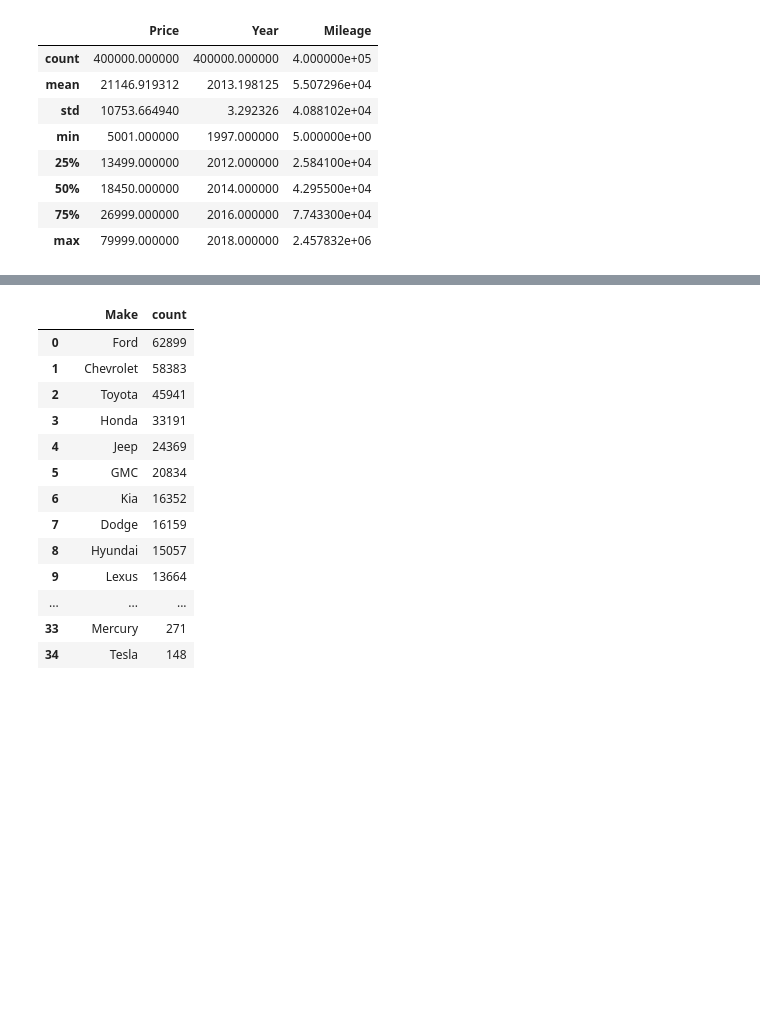
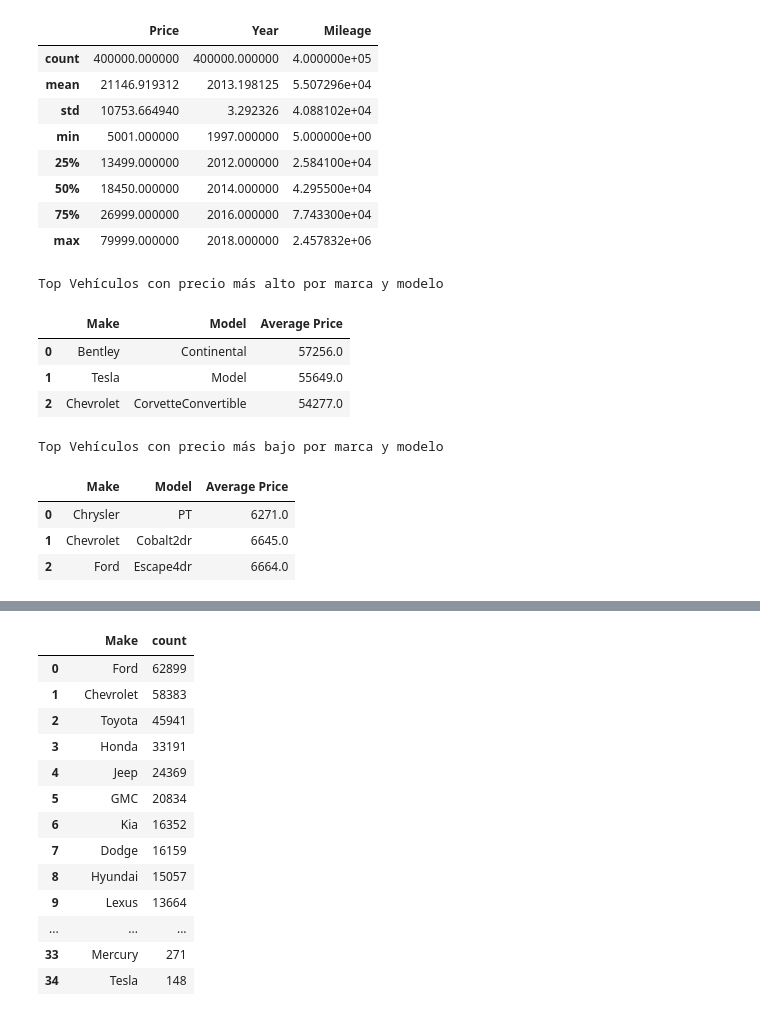
Before and after one commit to elkindavid/cars-dsa, a Jupyter notebook: cars-code.ipynb, the cells around one changed output, grey strips where cells are left out. Saved outputs shown, nothing was run; the diff lists cells and outputs as text; code cells hidden in the pictures; blank space fills up the shorter version.

```diff
--- a/cars-code.ipynb
+++ b/cars-code.ipynb
@@ -47,3 +47,32 @@ data.describe()
 | 50% | 18450.000000 | 2014.000000 | 4.295500e+04 |
 | 75% | 26999.000000 | 2016.000000 | 7.743300e+04 |
 | max | 79999.000000 | 2018.000000 | 2.457832e+06 |
+# %%
+df_price = data.groupby(["Make", "Model"])["Price"].mean()
+
+# Ordena descendente por precio
+top_3_Alto = df_price.sort_values(ascending=False).head(3)
+top_3_Bajo = df_price.sort_values(ascending=True).head(3)
+
+top_3_Alto = top_3_Alto.reset_index().rename(columns={"Price": "Average Price"})
+top_3_Bajo = top_3_Bajo.reset_index().rename(columns={"Price": "Average Price"})
+
+top_3_Alto["Average Price"]=round(top_3_Alto["Average Price"])
+top_3_Bajo["Average Price"]=round(top_3_Bajo["Average Price"])
+
+# resultados
+print("Top Vehículos con precio más alto por marca y modelo")
+display(top_3_Alto)
+print("Top Vehículos con precio más bajo por marca y modelo")
+display(top_3_Bajo)
+# %% [output]
+Top Vehículos con precio más alto por marca y modelo
+|  | Make | Model | Average Price |
+| 0 | Bentley | Continental | 57256.0 |
+| 1 | Tesla | Model | 55649.0 |
+| 2 | Chevrolet | CorvetteConvertible | 54277.0 |
+Top Vehículos con precio más bajo por marca y modelo
+|  | Make | Model | Average Price |
+| 0 | Chrysler | PT | 6271.0 |
+| 1 | Chevrolet | Cobalt2dr | 6645.0 |
+| 2 | Ford | Escape4dr | 6664.0 |
```
Also changed, not shown: parts of 1 cell of this notebook.
